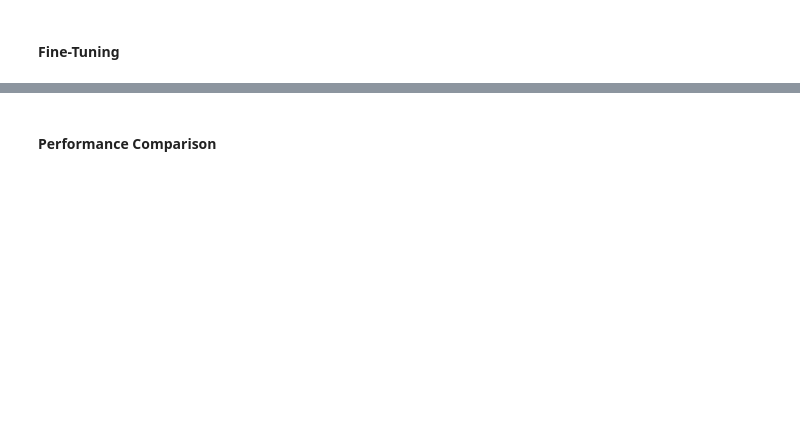
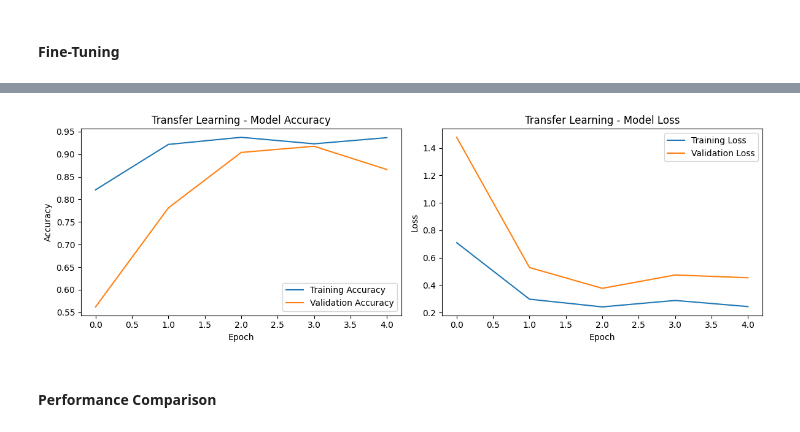
Before and after one commit to Uday2kranth/Edubot-training-module-practice, a Jupyter notebook: module11/module11.ipynb, the cells around one changed output, grey strips where cells are left out. Drawn from its saved outputs; the diff is of its cells as text; code cells hidden in the pictures; blank space fills up the shorter version.

```diff
--- a/module11/module11.ipynb
+++ b/module11/module11.ipynb
@@ -277,37 +404,70 @@ history_fine_tune = transfer_model.fit(
     batch_size=32,
     epochs=3,
     validation_data=(val_images_rgb, val_labels),
-    initial_epoch=history_transfer.epoch[-1],
+    initial_epoch=len(history_transfer.history['loss']),
     verbose=1
 )
 
-# Combine training histories
-total_epochs = len(history_transfer.history['loss']) + len(history_fine_tune.history['loss'])
-combined_history = {
-    'loss': history_transfer.history['loss'] + history_fine_tune.history['loss'],
-    'accuracy': history_transfer.history['accuracy'] + history_fine_tune.history['accuracy'],
-    'val_loss': history_transfer.history['val_loss'] + history_fine_tune.history['val_loss'],
-    'val_accuracy': history_transfer.history['val_accuracy'] + history_fine_tune.history['val_accuracy']
-}
+# Combine training histories safely
+print("Combining training histories...")
+print("Transfer history keys:", list(history_transfer.history.keys()))
+print("Fine-tune history keys:", list(history_fine_tune.history.keys()))
 
-# Plot training history
-plt.figure(figsize=(12, 4))
-plt.subplot(1, 2, 1)
-plt.plot(combined_history['accuracy'], label='Training Accuracy')
-plt.plot(combined_history['val_accuracy'], label='Validation Accuracy')
-plt.axvline(x=len(history_transfer.history['loss'])-1, color='r', linestyle='--', label='Fine-tuning start')
-plt.title('Transfer Learning - Model Accuracy')
-plt.xlabel('Epoch')
-plt.ylabel('Accuracy')
-plt.legend()
+# Check if histories exist and have expected keys
+if 'loss' in history_transfer.history and 'loss' in history_fine_tune.history:
+    total_epochs = len(history_transfer.history['loss']) + len(history_fine_tune.history['loss'])
+    combined_history = {
+        'loss': history_transfer.history['loss'] + history_fine_tune.history['loss'],
+        'accuracy': history_transfer.history['accuracy'] + history_fine_tune.history['accuracy'],
+        'val_loss': history_transfer.history['val_loss'] + history_fine_tune.history['val_loss'],
+        'val_accuracy': history_transfer.history['val_accuracy'] + history_fine_tune.history['val_accuracy']
+    }
 
-plt.subplot(1, 2, 2)
-plt.plot(combined_history['loss'], label='Training Loss')
-plt.plot(combined_history['val_loss'], label='Validation Loss')
-plt.axvline(x=len(history_transfer.history['loss'])-1, color='r', linestyle='--', label='Fine-tuning start')
-plt.title('Transfer Learning - Model Loss')
-plt.xlabel('Epoch')
-plt.ylabel('Loss')
-plt.legend()
-plt.tight_layout()
-plt.show()
+    # Plot training history
+    plt.figure(figsize=(12, 4))
+    plt.subplot(1, 2, 1)
+    plt.plot(combined_history['accuracy'], label='Training Accuracy')
+    plt.plot(combined_history['val_accuracy'], label='Validation Accuracy')
+    plt.axvline(x=len(history_transfer.history['loss'])-1, color='r', linestyle='--', label='Fine-tuning start')
+    plt.title('Transfer Learning - Model Accuracy')
+    plt.xlabel('Epoch')
+    plt.ylabel('Accuracy')
+    plt.legend()
+
+    plt.subplot(1, 2, 2)
+    plt.plot(combined_history['loss'], label='Training Loss')
+    plt.plot(combined_history['val_loss'], label='Validation Loss')
+    plt.axvline(x=len(history_transfer.history['loss'])-1, color='r', linestyle='--', label='Fine-tuning start')
+    plt.title('Transfer Learning - Model Loss')
+    plt.xlabel('Epoch')
+    plt.ylabel('Loss')
+    plt.legend()
+    plt.tight_layout()
+    plt.show()
+else:
+    print("Warning: Expected history keys not found. Plotting individual histories.")
+
+    # Plot transfer learning history only
+    plt.figure(figsize=(12, 4))
+    plt.subplot(1, 2, 1)
+    if 'accuracy' in history_transfer.history:
+        plt.plot(history_transfer.history['accuracy'], label='Training Accuracy')
+    if 'val_accuracy' in history_transfer.history:
+        plt.plot(history_transfer.history['val_accuracy'], label='Validation Accuracy')
+    plt.title('Transfer Learning - Model Accuracy')
+    plt.xlabel('Epoch')
+    plt.ylabel('Accuracy')
+    plt.legend()
+
+    plt.subplot(1, 2, 2)
+    if 'loss' in history_transfer.history:
+        plt.plot(history_transfer.history['loss'], label='Training Loss')
+    if 'val_loss' in history_transfer.history:
+        plt.plot(history_transfer.history['val_loss'], label='Validation Loss')
+    plt.title('Transfer Learning - Model Loss')
+    plt.xlabel('Epoch')
+    plt.ylabel('Loss')
+    plt.legend()
+    plt.tight_layout()
+    plt.show()
+# %% [output]
@@ -314,3 +491,4 @@ plt.show()
+[figure, added]
 # %% [markdown]
 #### Performance Comparison
 # %%
```
Also changed, not shown: parts of 21 cells of this notebook.
